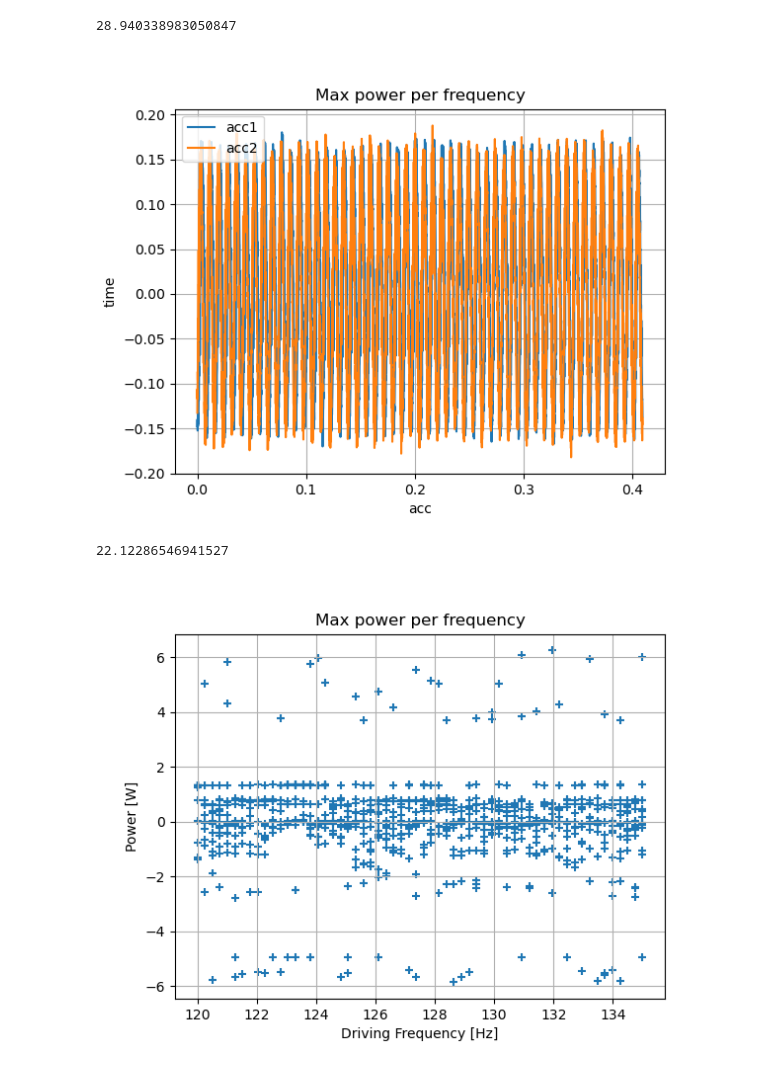
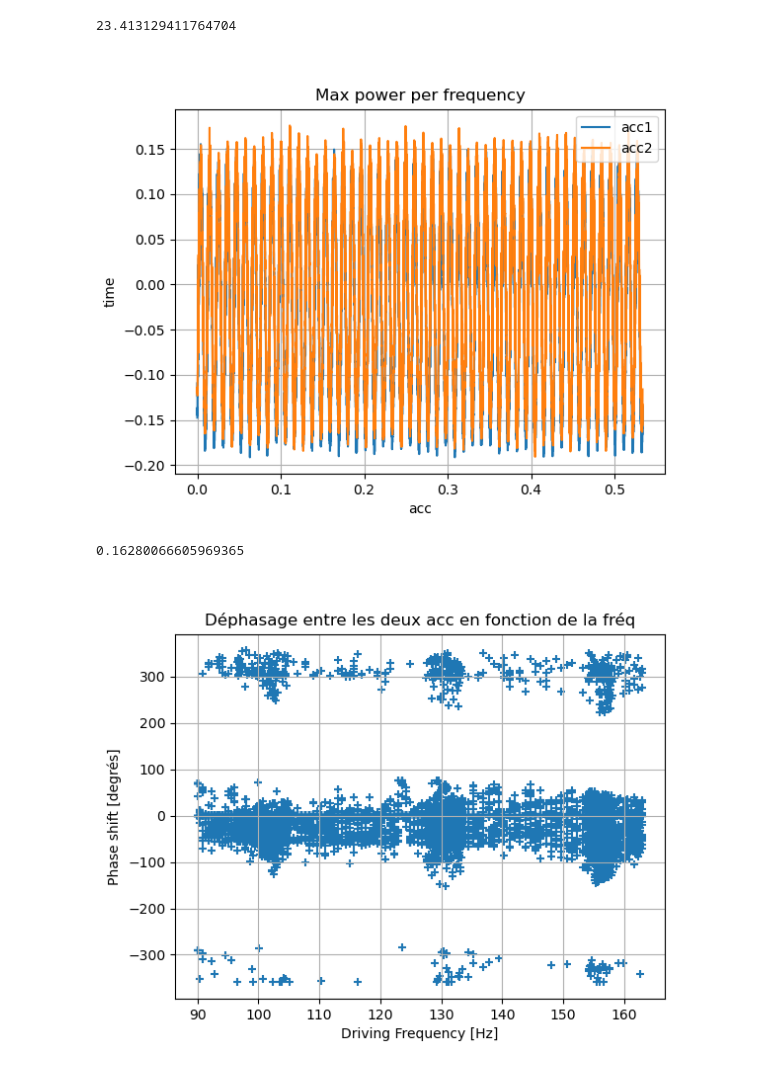
Before and after one commit to SalsyUniate/LinearManipsData, a Jupyter notebook: post_process.ipynb, the cells around one changed output. Cells and saved outputs as stored; diff of their text form; code cells hidden in the pictures.

```diff
--- a/post_process.ipynb
+++ b/post_process.ipynb
@@ -10,7 +10,7 @@ from post_process_parquet import calculate_dataframe
 
 %matplotlib widget
 # %%
-data = calculate_dataframe("2026_10_2_9h54")
+data = calculate_dataframe("2026_9_28_15h08")
 # %%
 results = data.group_by(
     pl.col("f")
@@ -55,7 +55,7 @@ plt.show()
 t = 0.0006
 t*(2*pi*f)*180/pi
 # %% [output]
-28.940338983050847
+23.413129411764704
 # %%
 plt.figure()
 plt.plot(data["time_meas"][8], data["acc1_temp"][8], label= "acc1")
@@ -67,18 +67,18 @@ plt.legend()
 plt.grid()
 plt.show()
 # %% [output]
-[figure, old version]
+[figure, new version]
 # %%
 print(np.degrees(data["phase_shift"][2]))
 # %% [output]
-22.12286546941527
+0.16280066605969365
 # %%
 plt.figure()
-plt.scatter(data["f"], data["phase_shift"], marker='+')
+plt.scatter(data["f"], np.degrees(data["phase_shift"]), marker='+')
 plt.xlabel("Driving Frequency [Hz]")
-plt.ylabel("Power [W]")
-plt.title("Max power per frequency")
+plt.ylabel("Phase shift [degrés]")
+plt.title("Déphasage entre les deux acc en fonction de la fréq")
 plt.grid()
 plt.show()
 # %% [output]
-[figure, old version]
+[figure, new version]
```
Also changed, not shown: parts of 2 cells of this notebook, 1 other file.
